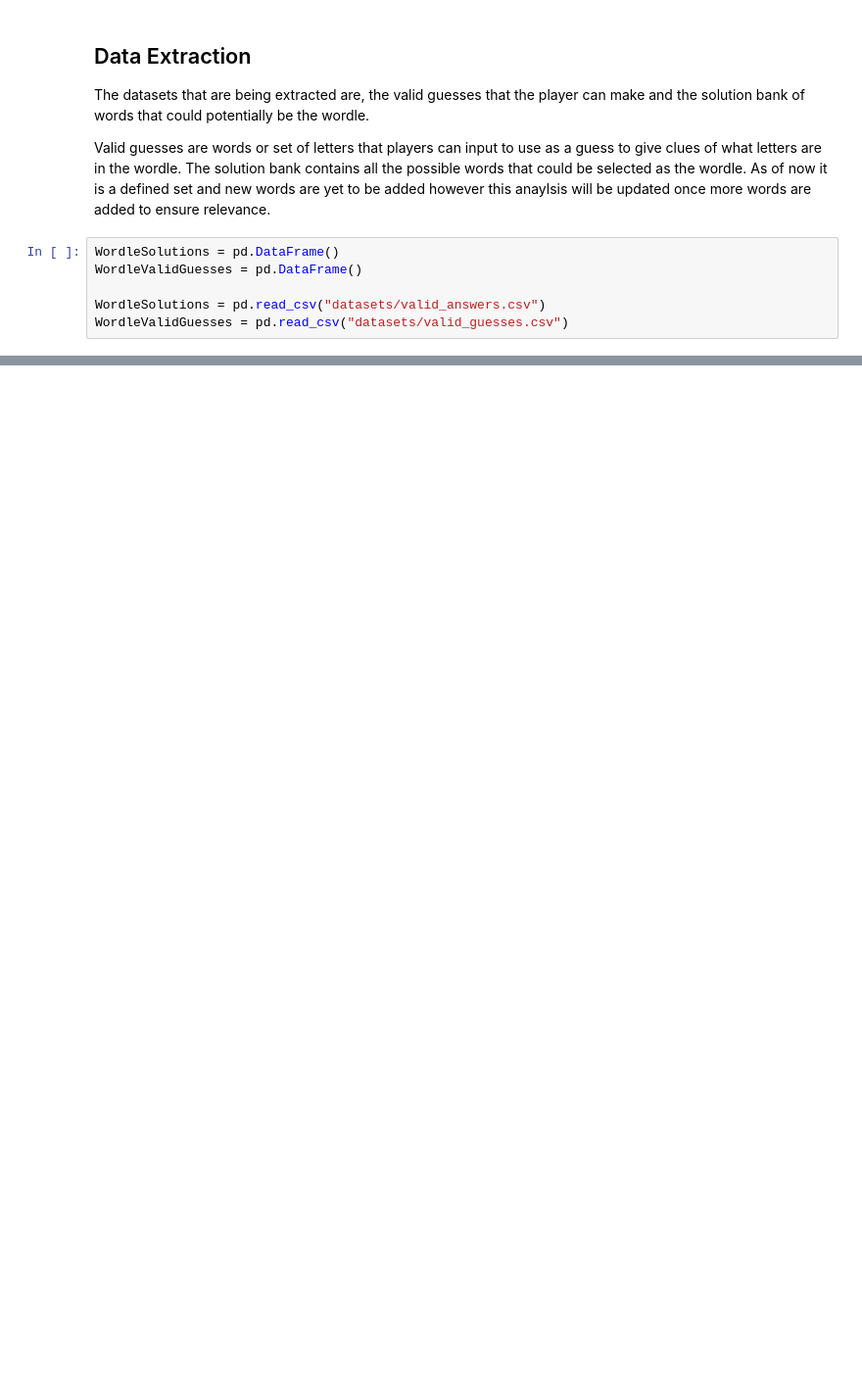
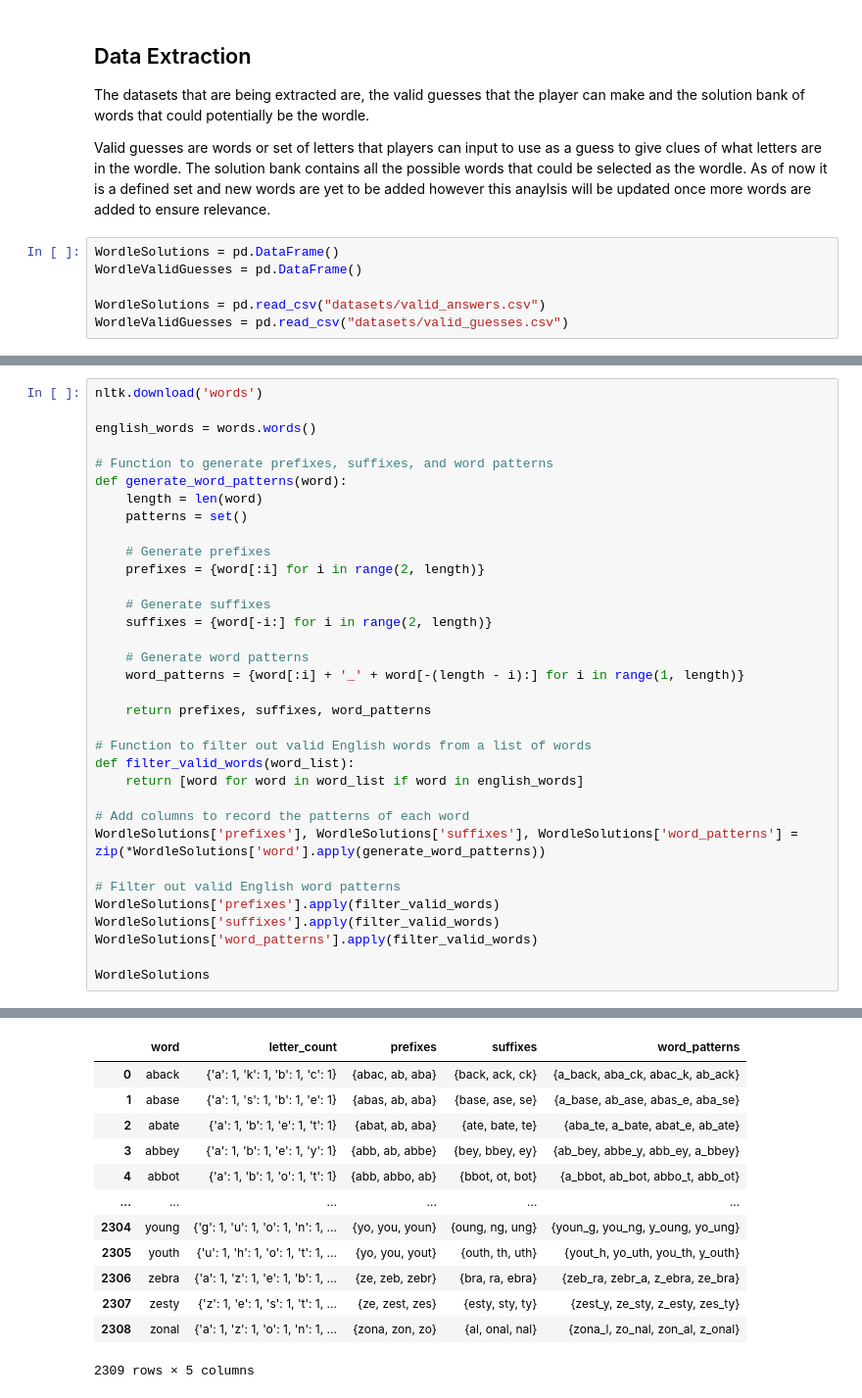
Before and after one commit to Dom17Pham/WordleMe, a Jupyter notebook: WordleAnalysis.ipynb, the cells around one changed output, grey strips where cells are left out. Shown at 98% size. Saved outputs shown, nothing was run; the diff lists cells and outputs as text; blank space fills up the shorter version.

```diff
--- a/WordleAnalysis.ipynb
+++ b/WordleAnalysis.ipynb
@@ -66,0 +113,35 @@ If we take a closer look at the plot, we can see the other letters are fairly di
+# %%
+nltk.download('words')
+
+english_words = words.words()
+
+# Function to generate prefixes, suffixes, and word patterns
+def generate_word_patterns(word):
+    length = len(word)
+    patterns = set()
+
+    # Generate prefixes
+    prefixes = {word[:i] for i in range(2, length)}
+
+    # Generate suffixes
+    suffixes = {word[-i:] for i in range(2, length)}
+
+    # Generate word patterns
+    word_patterns = {word[:i] + '_' + word[-(length - i):] for i in range(1, length)}
+
+    return prefixes, suffixes, word_patterns
+
+# Function to filter out valid English words from a list of words
+def filter_valid_words(word_list):
+    return [word for word in word_list if word in english_words]
+
+# Add columns to record the patterns of each word
+WordleSolutions['prefixes'], WordleSolutions['suffixes'], WordleSolutions['word_patterns'] = zip(*WordleSolutions['word'].apply(generate_word_patterns))
+
+# Filter out valid English word patterns
+WordleSolutions['prefixes'].apply(filter_valid_words)
+WordleSolutions['suffixes'].apply(filter_valid_words)
+WordleSolutions['word_patterns'].apply(filter_valid_words)
+
+WordleSolutions
+# %% [output]
@@ -66,0 +151,13 @@ If we take a closer look at the plot, we can see the other letters are fairly di
+|  | word | letter_count | prefixes | suffixes | word_patterns |
+| 0 | aback | {'a': 1, 'k': 1, 'b': 1, 'c': 1} | {abac, ab, aba} | {back, ack, ck} | {a_back, aba_ck, abac_k, ab_ack} |
+| 1 | abase | {'a': 1, 's': 1, 'b': 1, 'e': 1} | {abas, ab, aba} | {base, ase, se} | {a_base, ab_ase, abas_e, aba_se} |
+| 2 | abate | {'a': 1, 'b': 1, 'e': 1, 't': 1} | {abat, ab, aba} | {ate, bate, te} | {aba_te, a_bate, abat_e, ab_ate} |
+| 3 | abbey | {'a': 1, 'b': 1, 'e': 1, 'y': 1} | {abb, ab, abbe} | {bey, bbey, ey} | {ab_bey, abbe_y, abb_ey, a_bbey} |
+| 4 | abbot | {'a': 1, 'b': 1, 'o': 1, 't': 1} | {abb, abbo, ab} | {bbot, ot, bot} | {a_bbot, ab_bot, abbo_t, abb_ot} |
+| ... | ... | ... | ... | ... | ... |
+| 2304 | young | {'g': 1, 'u': 1, 'o': 1, 'n': 1, ... | {yo, you, youn} | {oung, ng, ung} | {youn_g, you_ng, y_oung, yo_ung} |
+| 2305 | youth | {'u': 1, 'h': 1, 'o': 1, 't': 1, ... | {yo, you, yout} | {outh, th, uth} | {yout_h, yo_uth, you_th, y_outh} |
+| 2306 | zebra | {'a': 1, 'z': 1, 'e': 1, 'b': 1, ... | {ze, zeb, zebr} | {bra, ra, ebra} | {zeb_ra, zebr_a, z_ebra, ze_bra} |
+| 2307 | zesty | {'z': 1, 'e': 1, 's': 1, 't': 1, ... | {ze, zest, zes} | {esty, sty, ty} | {zest_y, ze_sty, z_esty, zes_ty} |
+| 2308 | zonal | {'a': 1, 'z': 1, 'o': 1, 'n': 1, ... | {zona, zon, zo} | {al, onal, nal} | {zona_l, zo_nal, zon_al, z_onal} |
+2309 rows × 5 columns
```
Also changed, not shown: parts of 11 cells of this notebook.
